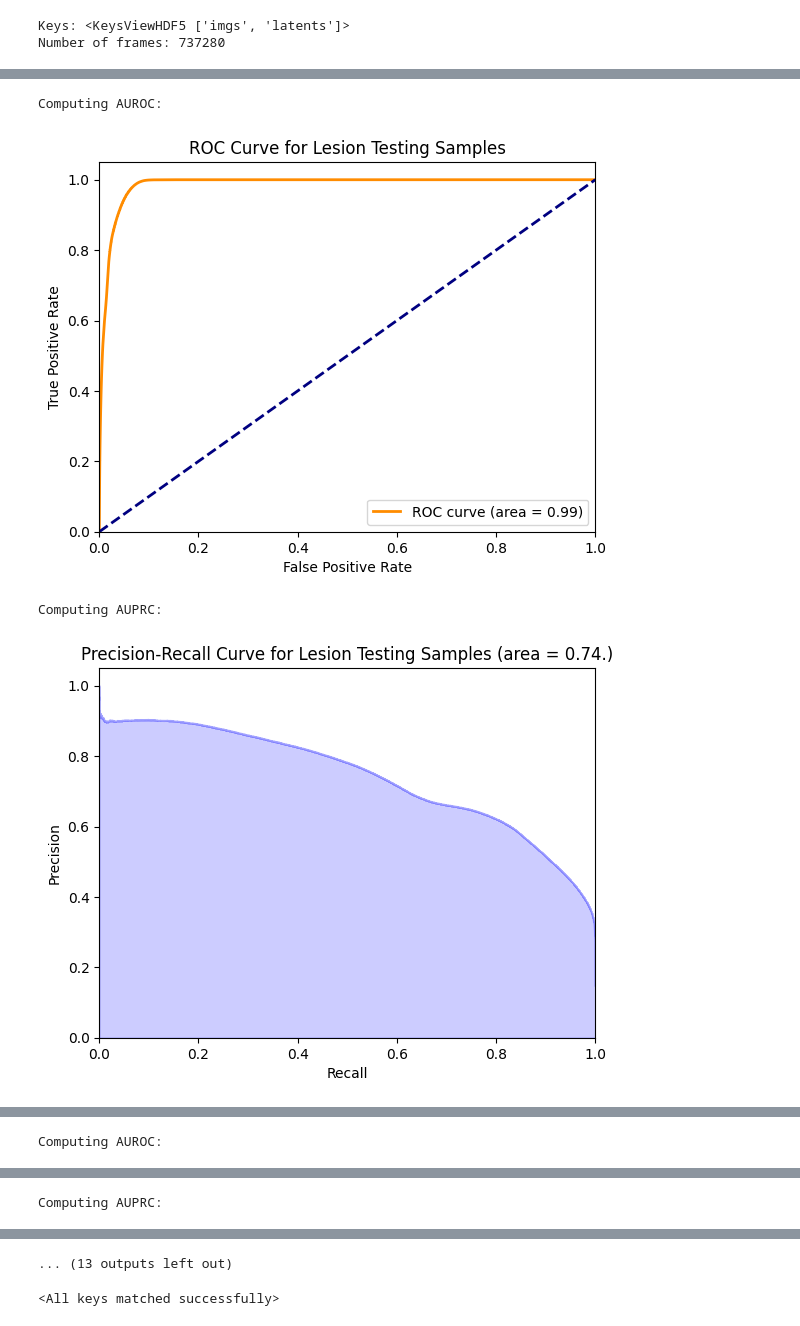
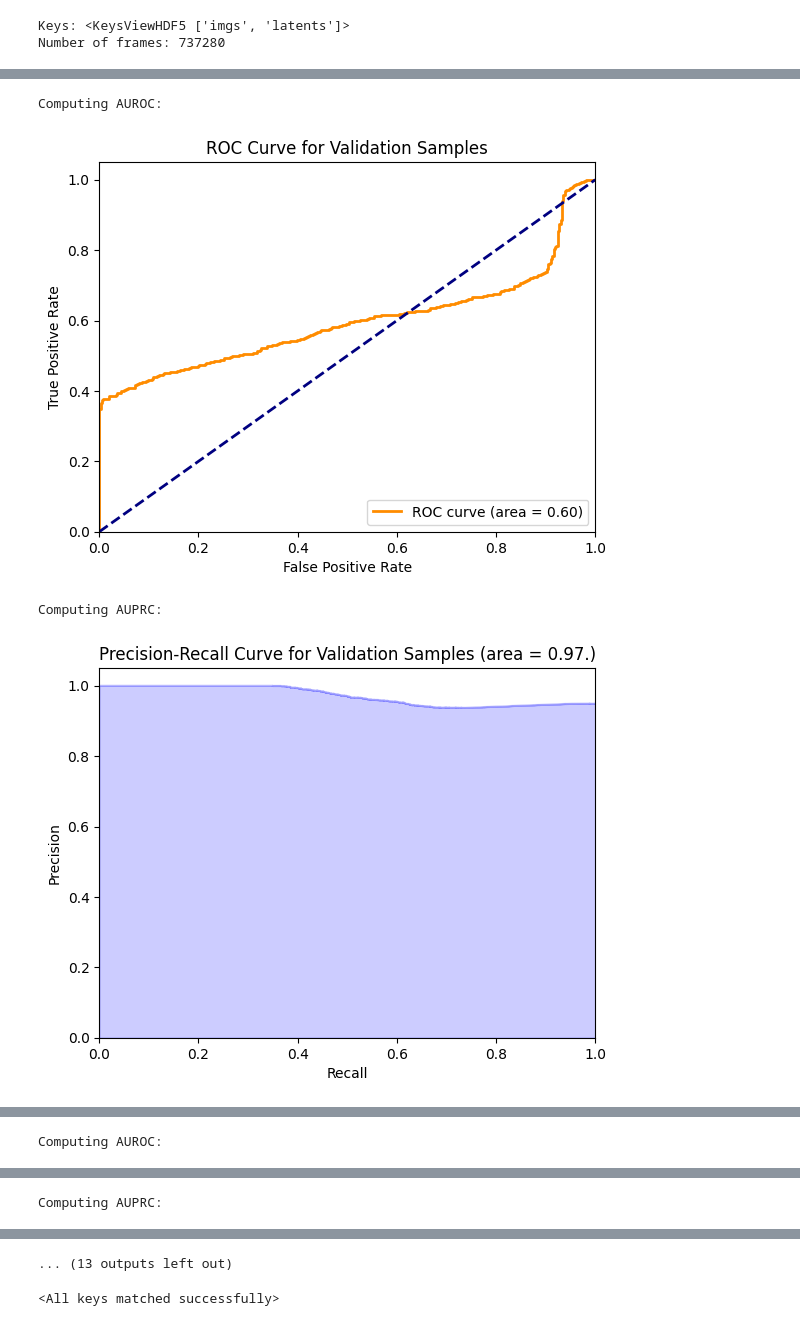
Before and after one commit to Retronomia/CS-274E-Brain-Segmentation, a Jupyter notebook: autoencoder.ipynb, the cells around one changed output, grey strips where cells are left out. Cells and saved outputs as stored; diff of their text form; code cells hidden in the pictures.

```diff
--- a/autoencoder.ipynb
+++ b/autoencoder.ipynb
@@ -144,6 +171,7 @@ with h5py.File(filename, "r") as f:
 num_key_frames = len(mask_imgs)
 print(f"Number of frames: {num_key_frames}")
 mask_indices = np.arange(num_key_frames)
+intensity_indices = [random.uniform(0,1) for i in range(data_len)]
 np.random.shuffle(mask_indices)
 # %% [output]
 Keys: <KeysViewHDF5 ['imgs', 'latents']>
@@ -347,9 +377,6 @@ auc_metric = ROCAUCMetric()
 # %%
 best_metric = None
 best_metric_epoch = -1
-epoch_loss_values = []
-metric_values = []
-val_loss_values = []
 
 for epoch in range(max_epochs):
     print("-" * 10)
@@ -357,7 +384,7 @@ for epoch in range(max_epochs):
     model.train()
     epoch_loss = 0
     step = 0
-    for batch_data, ground_truths in train_loader:
+    for batch_data, ground_truths,classification in train_loader:
         step += 1
         inputs = batch_data.to(device)
         optimizer.zero_grad()
@@ -368,8 +395,7 @@ for epoch in range(max_epochs):
         epoch_loss += loss.item()
         print(f"{step}/{int(np.ceil(len(train_ds) / train_loader.batch_size))}, "f"train_loss: {loss.item():.4f}")
     epoch_loss /= step
-    epoch_loss_values.append(epoch_loss)
-    print(f"epoch {epoch + 1} average loss: {epoch_loss:.4f}")
+    print(f"TRAIN: epoch {epoch + 1} average loss: {epoch_loss:.4f}")
 
     if (epoch + 1) % val_interval == 0:
         model.eval()
@@ -377,48 +403,55 @@ for epoch in range(max_epochs):
             y_pred = torch.tensor([], dtype=torch.float32, device=device)
             y_mask = torch.tensor([], dtype=torch.long, device=device)
             y_true = torch.tensor([], dtype=torch.long, device=device)
-
-            for val_data, ground_truths in val_loader:
+            val_classes = []
+            val_loss_values = []
+            #i=0
+            for val_data, ground_truths,classification in val_loader:
                 val_images = val_data.to(device)
                 y_pred = torch.cat([y_pred, model(val_images)], dim=0)
                 y_true = torch.cat([y_true, val_images], dim=0)
                 y_mask = torch.cat([y_mask, ground_truths], dim=0)
                 loss = loss_function(y_pred, y_true)
+                val_classes.extend(classification)
                 val_loss_values.append(loss.item())
-
+                #print(f"Iter {i+1}:")
+                #i+=1
+                #if i==3:
+                #    break
             y_mask_np = np.array([i.numpy() for i in decollate_batch(y_mask, detach=False)])
             y_true_np = np.array([i.numpy() for i in decollate_batch(y_true,detach=False)])
             y_pred_np = np.array([i.numpy() for i in decollate_batch(y_pred)])
-            y_diffs = np.abs(y_true_np-y_pred_np)
 
             reconstruction_err = np.sum(val_loss_values)
             avg_reconstruction_err = np.mean(val_loss_values)
-            metric_values.append(avg_reconstruction_err)
             if best_metric == None or avg_reconstruction_err < best_metric:
                 best_metric = avg_reconstruction_err
                 best_metric_epoch = epoch + 1
+            img_losses = np.array([loss_function(p,t).item() for p,t in zip(y_pred,y_true)])
+            val_classes = np.array(val_classes)
+            print(img_losses.shape,val_classes.shape)
 
-
-            print("Computing DICE:")
             folder = "images"
             if not os.path.exists(folder):
                 os.mkdir(folder)
-            diceScore,diceThreshold = compute_dice_curve_recursive(
-                y_diffs, y_mask_np,
-                plottitle="DICE vs Thresholds Curve for Lesion Testing Samples",
+            predlabels,diceScore,diceThreshold = compute_dice_curve_recursive(
+                img_losses,val_classes,
+                plottitle="DICE vs L1 Threshold Curve for Validation Samples",
                 filename=os.path.join(folder, f'dicePC_{epoch+1}.png'),
                 granularity=10
             )
+
+
             print("Computing AUROC:")
-            diff_auc, _fpr, _tpr, _threshs = compute_roc(y_diffs.flatten(), y_mask_np.astype(bool).flatten(),
-                                                                            plottitle="ROC Curve for Lesion Testing Samples",
+            diff_auc, _fpr, _tpr, _threshs = compute_roc(img_losses.flatten(), val_classes.astype(bool).flatten(),
+                                                                            plottitle="ROC Curve for Validation Samples",
                                                                             filename=os.path.join(folder, f'rocPC_{epoch+1}.png'))
 
             print("Computing AUPRC:")
             diff_auprc, _precisions, _recalls, _threshs = compute_prc(
-                y_diffs.flatten(),
-                y_mask_np.astype(bool).flatten(),
-                plottitle="Precision-Recall Curve for Lesion Testing Samples",
+                img_losses.flatten(),
+                val_classes.astype(bool).flatten(),
+                plottitle="Precision-Recall Curve for Validation Samples",
                 filename=os.path.join(folder, f'prcPC_{epoch+1}.png')
             )
 
@@ -430,8 +463,7 @@ for epoch in range(max_epochs):
                 f"\nAUPRC: {diff_auprc:.4f}",
                 f"\nDICE score: {diceScore:.4f}",
                 f"\nThreshold: {diceThreshold:.4f}",
-                f"\nbest L1 reconstruction error mean: {best_metric:.4f}",
-                f"\nat epoch: {best_metric_epoch}"
+                f"\nbest L1 reconstruction error mean: {best_metric:.4f} at epoch: {best_metric_epoch}"
             )
 
 print(f"train completed, best_metric: {best_metric:.4f} "f"at epoch: {best_metric_epoch}")
@@ -460,4 +492,4 @@ Computing DICE:
 Computing AUROC:
-[figure, old version]
+[figure, new version]
 Computing AUPRC:
-[figure, old version]
+[figure, new version]
```
Also changed, not shown: parts of 12 cells of this notebook, 17 other files.
